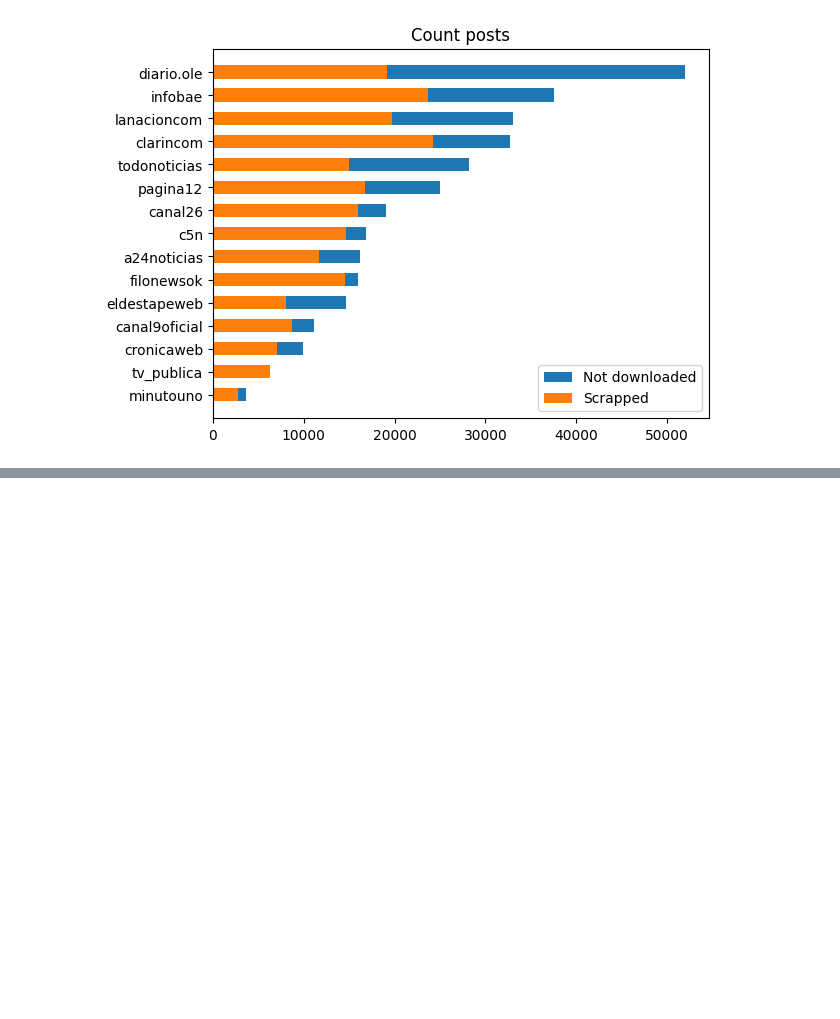
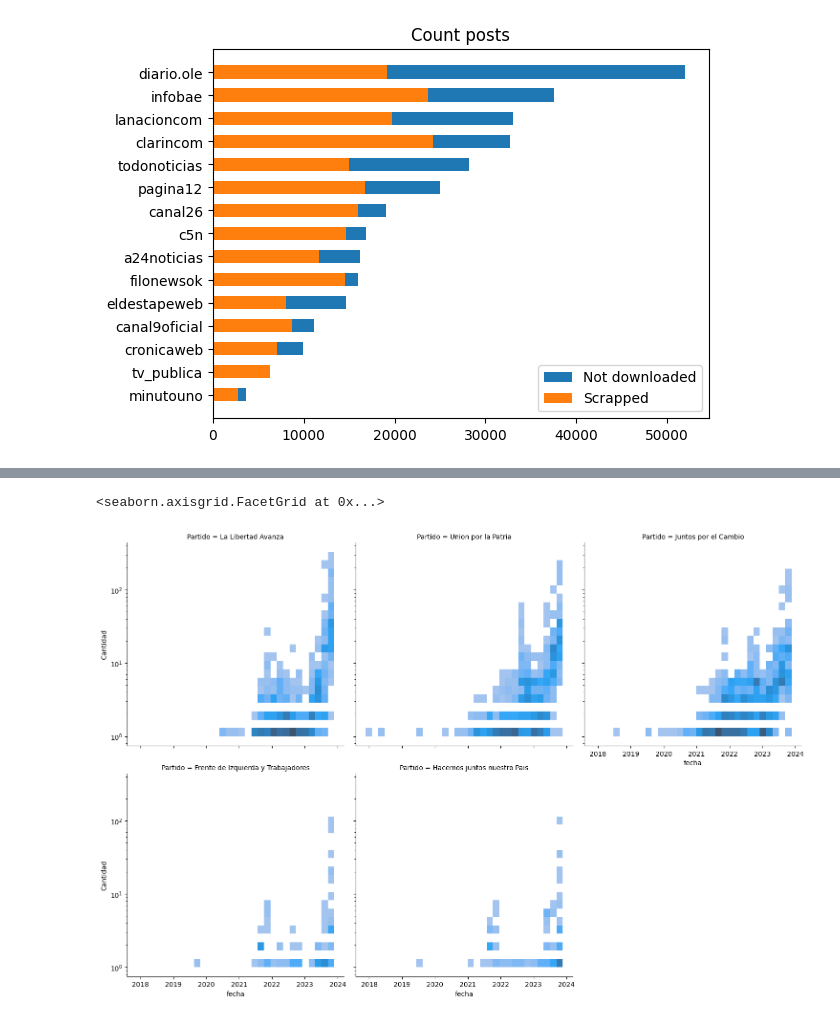
Before and after one commit to 0sc4rL0pez/elecciones2023-arg, a Jupyter notebook: Elecciones + IA/analisis_exploratorio/plotting.ipynb, the cells around one changed output, grey strips where cells are left out. Cells and saved outputs as stored; diff of their text form; code cells hidden in the pictures; blank space fills up the shorter version.

```diff
--- a/Elecciones + IA/analisis_exploratorio/plotting.ipynb
+++ b/Elecciones + IA/analisis_exploratorio/plotting.ipynb
@@ -73,0 +115,7 @@ Text(0.5, 0, '')
+# %%
+sns.displot(data= cantidad_post_pol,x='fecha',y='Cantidad',col='Partido',
+            log_scale=(False,True),
+            col_wrap=3)
+# %% [output]
+<seaborn.axisgrid.FacetGrid at 0x...>
+[figure, added]
```
Also changed, not shown: parts of 8 cells of this notebook.
